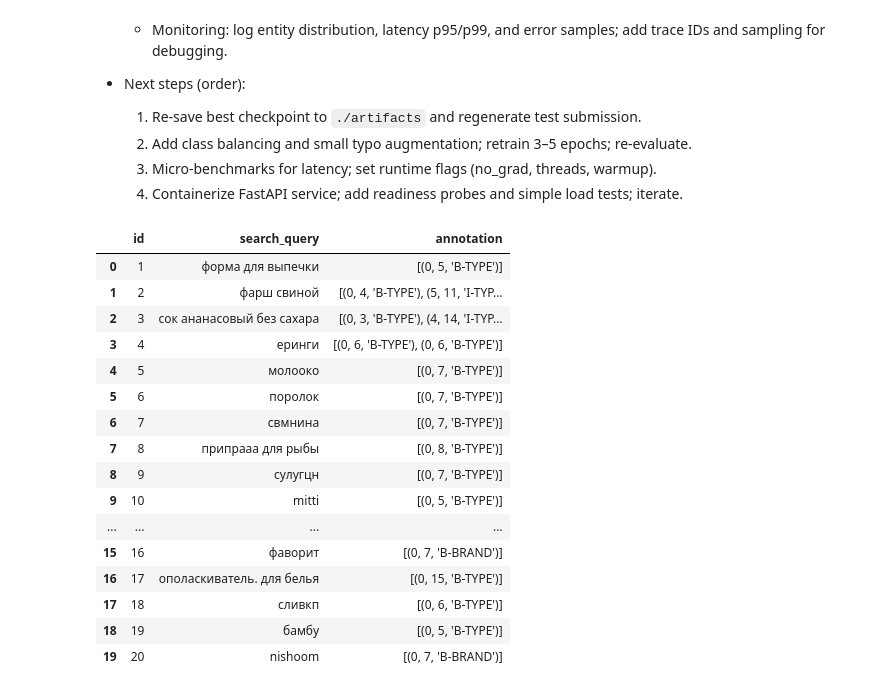
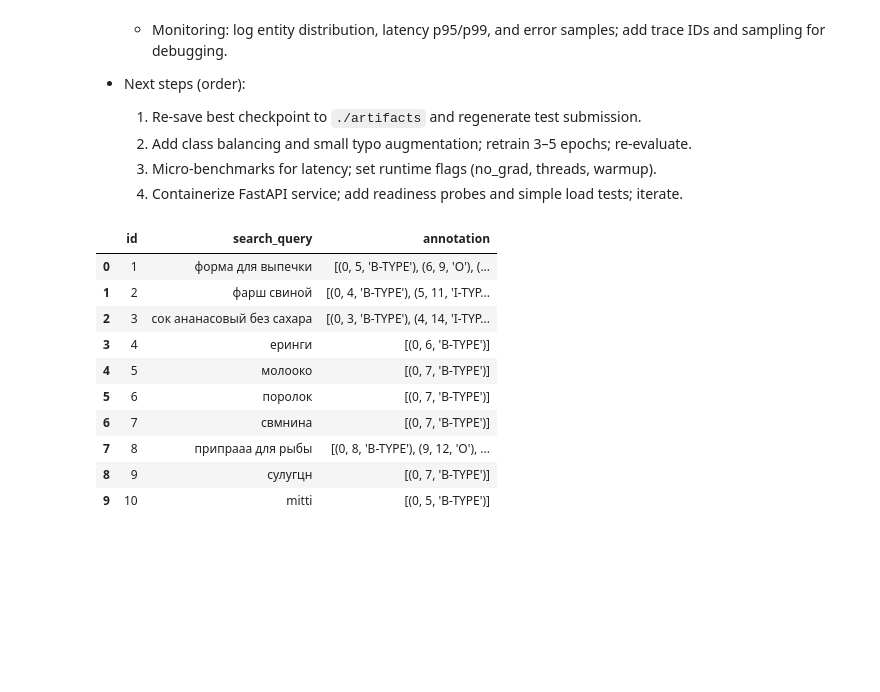
Before and after one commit to BioRhythmLTC/ltc-business-10-rhythm, a Jupyter notebook: pipeline_copyaddedpreprocessing.ipynb, the cells around one changed output. Cells and saved outputs as stored; diff of their text form; code cells hidden in the pictures; blank space fills up the shorter version.

```diff
--- a/pipeline_copyaddedpreprocessing.ipynb
+++ b/pipeline_copyaddedpreprocessing.ipynb
@@ -728,9 +1135,16 @@ except Exception as e:
     print('Install transformers if missing: pip install transformers[torch]')
     raise
 
-MODEL_NAME = 'cointegrated/rubert-tiny'
+# Parameterized base model name from config cell
+MODEL_NAME = BASE_MODEL_NAME
 
-tokenizer = AutoTokenizer.from_pretrained(MODEL_NAME)
+tokenizer = load_tokenizer_dynamic(MODEL_NAME)
+# Explicit max seq length to silence truncation warnings and standardize inputs
+MAX_SEQ_LEN = 128
+try:
+    tokenizer.model_max_length = MAX_SEQ_LEN
+except Exception:
+    pass
 
 # Build char-level BIO from parsed spans
 
@@ -764,6 +1178,7 @@ def align_bio_to_tokens(
         text,
         return_offsets_mapping=True,
         truncation=True,
+        max_length=MAX_SEQ_LEN,
         padding=False
     )
     offsets = enc["offset_mapping"]
@@ -1471,14 +1971,14 @@ def spans_to_char_bio(text_len: int, spans: List[Tuple[int,int,str]]) -> List[st
 import torch
 from typing import Dict, Any, List, Tuple
 
-def predict_one(text: str, model_dir: str = './ner_runs/best_model') -> Dict[str, Any]:
-    mdl, tok, device = load_for_inference(model_dir)
+def predict_one(text: str, model_dir: str = None, model: str = None, run_id: str = None) -> Dict[str, Any]:
+    mdl, tok, device = load_for_inference(model_dir=model_dir, model=model, run_id=run_id)
 
     # 1) Preprocess input text (confusables, digit-letter fixes, lowercasing, script-boundary spacing)
     norm_text, idx_map = preprocess_text_with_mapping(text, do_lower=True, apply_translit_map=True)
 
     # 2) Tokenize normalized text
-    enc = tok(norm_text, return_offsets_mapping=True, truncation=True, return_tensors='pt')
+    enc = tok(norm_text, return_offsets_mapping=True, truncation=True, max_length=MAX_SEQ_LEN, return_tensors='pt')
     inp = {k: v.to(device) for k, v in enc.items() if k != 'offset_mapping'}
     with torch.no_grad():
         logits = mdl(**inp).logits
@@ -1624,8 +2127,8 @@ def spans_to_api_spans(text: str, spans: List[Tuple[int,int,str]], include_O: bo
 
 # Helper to run full pipeline with post-processing
 @torch.no_grad()
-def predict_one_pp(text: str, model_dir: str = './ner_runs/best_model') -> Dict[str, Any]:
-    r = predict_one(text, model_dir=model_dir)
+def predict_one_pp(text: str, model_dir: str = None, model: str = None, run_id: str = None) -> Dict[str, Any]:
+    r = predict_one(text, model_dir=model_dir, model=model, run_id=run_id)
     r['spans_merged'] = merge_adjacent_spans(text, r['spans'])
     r['api_spans'] = spans_to_api_spans(text, r['spans'], include_O=True)
     r['business'] = spans_to_business(text, r['spans'])
@@ -1950,8 +2485,10 @@ from typing import List, Tuple, Dict
 
 # Build annotation list with BIO tags at char-level, then split into word segments per entity
 
-def predict_annotation_for_text(text: str) -> List[Tuple[int,int,str]]:
-    r = predict_one_pp(text, model_dir='./artifacts')  # use saved artifacts
+def predict_annotation_for_text(text: str, model: str = None, run_id: str = None) -> List[Tuple[int,int,str]]:
+    # Prefer resolved artifacts (latest when run_id not specified)
+    art_dir = resolve_model_dir(model=model, run_id=run_id, prefer='artifacts')
+    r = predict_one_pp(text, model_dir=art_dir)
     # api_spans already has B-/I- per word chunk
     ann = [(d['start_index'], d['end_index'], d['entity']) for d in r['api_spans']]
     return ann
@@ -2075,23 +2615,17 @@ Saved official submission to /Users/marina/Documents/projects/X5/submission_adde
   3) Micro-benchmarks for latency; set runtime flags (no_grad, threads, warmup).
   4) Containerize FastAPI service; add readiness probes and simple load tests; iterate.
 # %%
-display(sub_df.head(20))
+display(sub_df.head(10))
 # %% [output]
 |  | id | search_query | annotation |
-| 0 | 1 | форма для выпечки | [(0, 5, 'B-TYPE')] |
+| 0 | 1 | форма для выпечки | [(0, 5, 'B-TYPE'), (6, 9, 'O'), (... |
 | 1 | 2 | фарш свиной | [(0, 4, 'B-TYPE'), (5, 11, 'I-TYP... |
 | 2 | 3 | сок ананасовый без сахара | [(0, 3, 'B-TYPE'), (4, 14, 'I-TYP... |
-| 3 | 4 | еринги | [(0, 6, 'B-TYPE'), (0, 6, 'B-TYPE')] |
+| 3 | 4 | еринги | [(0, 6, 'B-TYPE')] |
 | 4 | 5 | молооко | [(0, 7, 'B-TYPE')] |
 | 5 | 6 | поролок | [(0, 7, 'B-TYPE')] |
 | 6 | 7 | свмнина | [(0, 7, 'B-TYPE')] |
-| 7 | 8 | припрааа для рыбы | [(0, 8, 'B-TYPE')] |
+| 7 | 8 | припрааа для рыбы | [(0, 8, 'B-TYPE'), (9, 12, 'O'), ... |
 | 8 | 9 | сулугцн | [(0, 7, 'B-TYPE')] |
 | 9 | 10 | mitti | [(0, 5, 'B-TYPE')] |
-| ... | ... | ... | ... |
-| 15 | 16 | фаворит | [(0, 7, 'B-BRAND')] |
-| 16 | 17 | ополаскиватель. для белья | [(0, 15, 'B-TYPE')] |
-| 17 | 18 | сливкп | [(0, 6, 'B-TYPE')] |
-| 18 | 19 | бамбу | [(0, 5, 'B-TYPE')] |
-| 19 | 20 | nishoom | [(0, 7, 'B-BRAND')] |
 # %%
```
Also changed, not shown: parts of 34 cells of this notebook, 7 other files.
